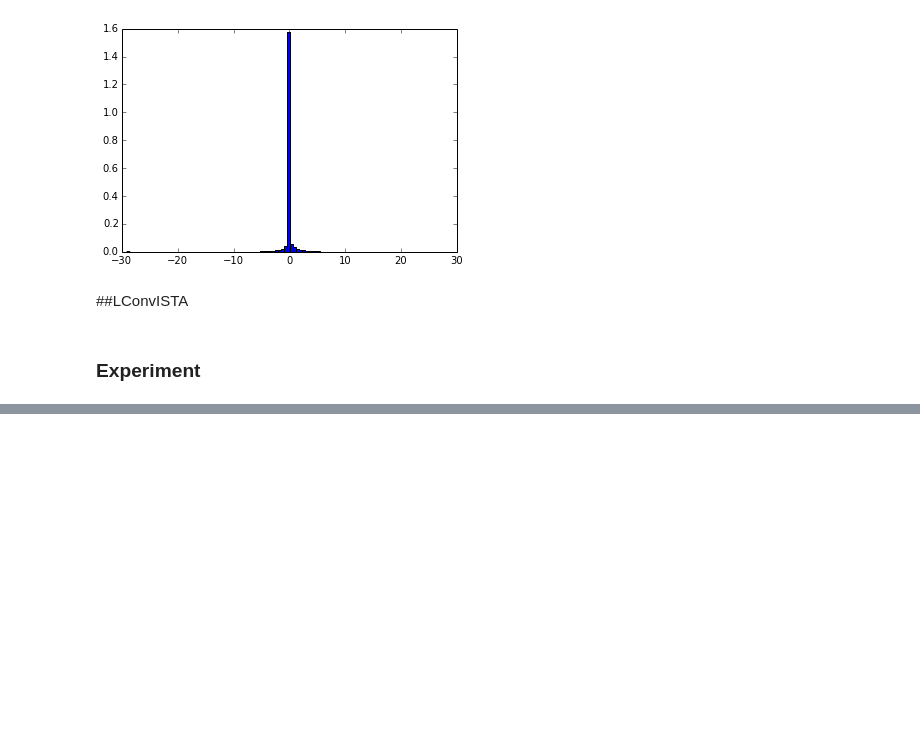
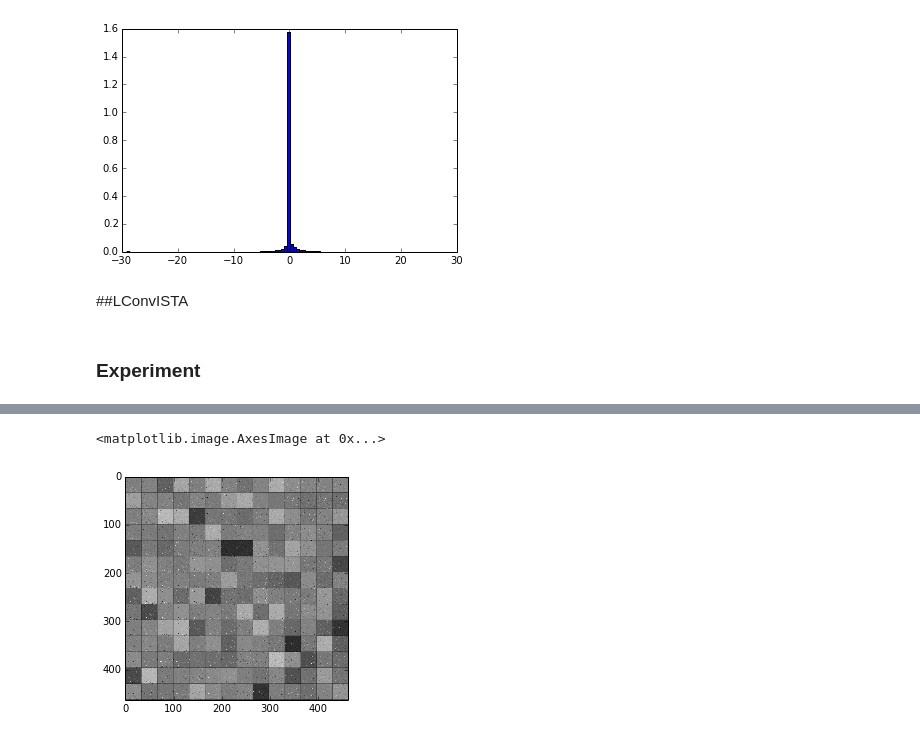
Before and after one commit to osdf/utils, a Jupyter notebook: notebooks/LISTA|CoD-MNIST.ipynb, the cells around one changed output, grey strips where cells are left out. Saved outputs shown, nothing was run; the diff lists cells and outputs as text; code cells hidden in the pictures; blank space fills up the shorter version.

```diff
--- a/notebooks/LISTA|CoD-MNIST.ipynb
+++ b/notebooks/LISTA|CoD-MNIST.ipynb
@@ -402,0 +470,10 @@ print 'done.'
+# %%
+%matplotlib inline
+# visualize latents as sparse 2d images
+sparse = theano.function([x], z, allow_input_downcast=True)
+sp = sparse(valid[:14*14])
+im = np.array(misc.visualize(sp, sparse_shape))
+plt.imshow(im, cmap=cm.gray)
+# %% [output]
+<matplotlib.image.AxesImage at 0x...>
+[figure, added]
```
Also changed, not shown: parts of 12 cells of this notebook.
